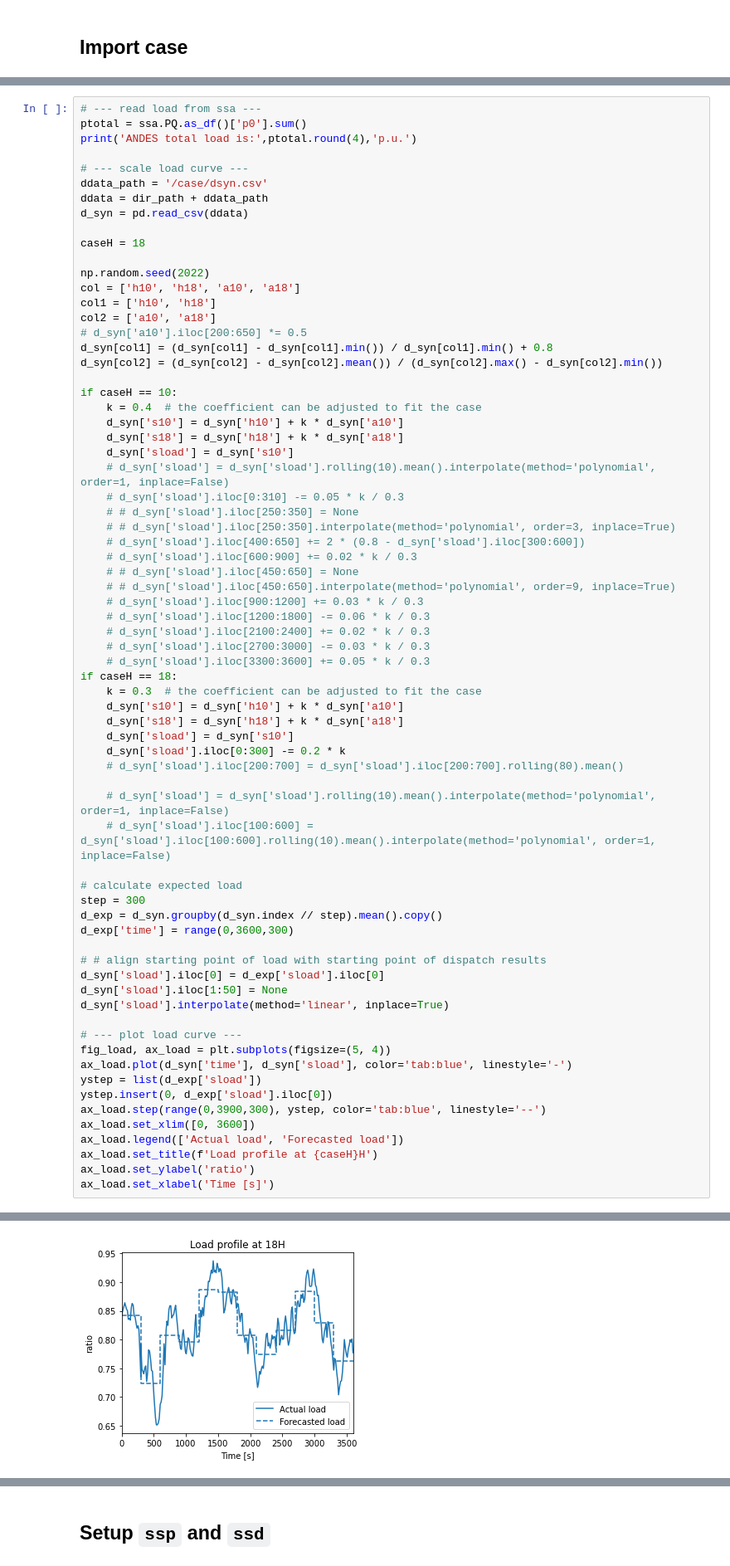
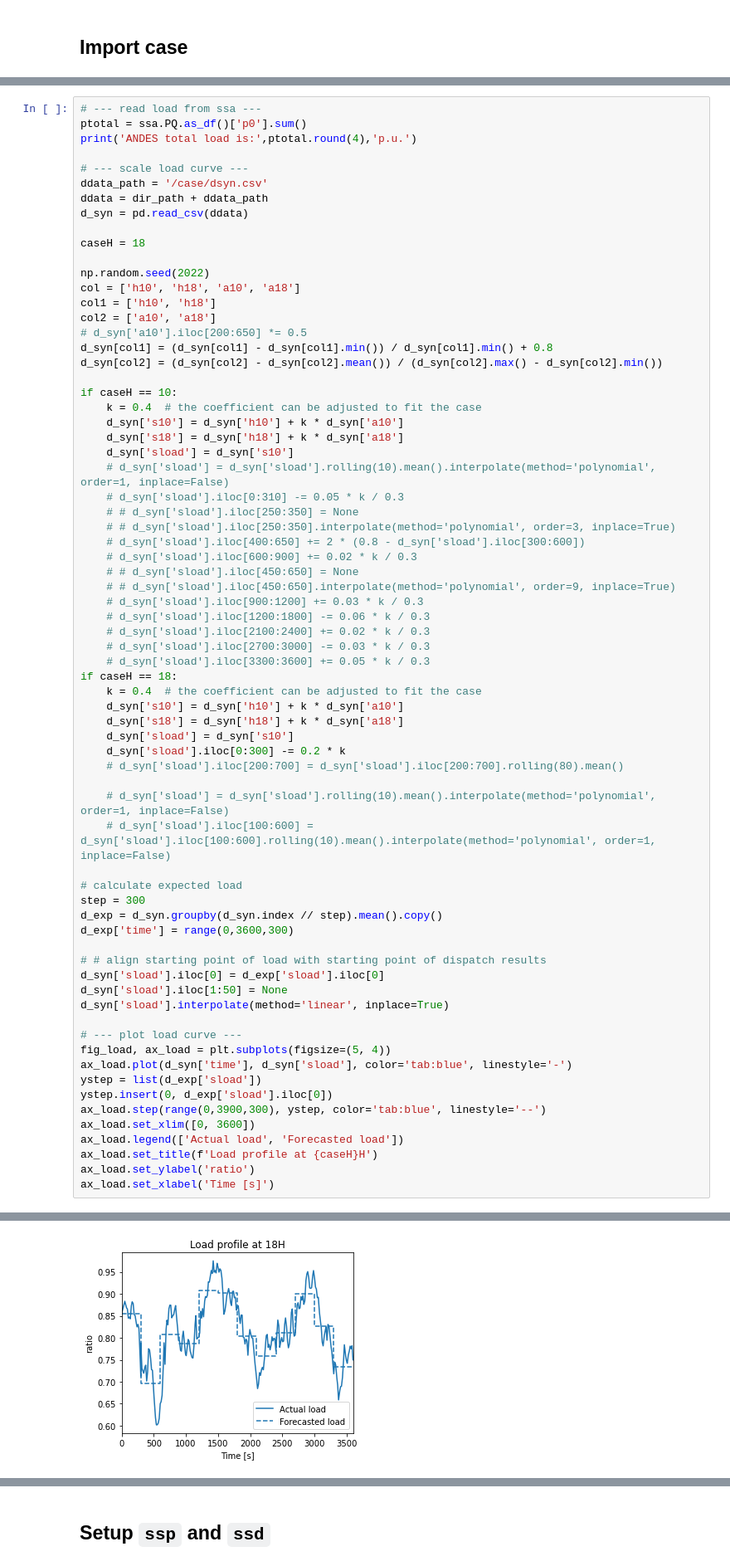
Before and after one commit to jinningwang/andes, a Jupyter notebook: jwang/notes/agc_param/cosim_ev.ipynb, the cells around one changed output, grey strips where cells are left out. Shown at 83% size. Cells and saved outputs as stored; diff of their text form.

```diff
--- a/jwang/notes/agc_param/cosim_ev.ipynb
+++ b/jwang/notes/agc_param/cosim_ev.ipynb
@@ -104,41 +104,41 @@ if caseH == 10:
     # d_syn['sload'].iloc[2700:3000] -= 0.03 * k / 0.3
     # d_syn['sload'].iloc[3300:3600] += 0.05 * k / 0.3
 if caseH == 18:
-    k = 0.3  # the coefficient can be adjusted to fit the case
+    k = 0.4  # the coefficient can be adjusted to fit the case
     d_syn['s10'] = d_syn['h10'] + k * d_syn['a10']
     d_syn['s18'] = d_syn['h18'] + k * d_syn['a18']
     d_syn['sload'] = d_syn['s10']
     d_syn['sload'].iloc[0:300] -= 0.2 * k
     # d_syn['sload'].iloc[200:700] = d_syn['sload'].iloc[200:700].rolling(80).mean()
 
     # d_syn['sload'] = d_syn['sload'].rolling(10).mean().interpolate(method='polynomial', order=1, inplace=False)
     # d_syn['sload'].iloc[100:600] = d_syn['sload'].iloc[100:600].rolling(10).mean().interpolate(method='polynomial', order=1, inplace=False)
 
 # calculate expected load
 step = 300
 d_exp = d_syn.groupby(d_syn.index // step).mean().copy()
 d_exp['time'] = range(0,3600,300)
 
 # # align starting point of load with starting point of dispatch results
 d_syn['sload'].iloc[0] = d_exp['sload'].iloc[0]
 d_syn['sload'].iloc[1:50] = None
 d_syn['sload'].interpolate(method='linear', inplace=True)
 
 # --- plot load curve ---
 fig_load, ax_load = plt.subplots(figsize=(5, 4))
 ax_load.plot(d_syn['time'], d_syn['sload'], color='tab:blue', linestyle='-')
 ystep = list(d_exp['sload'])
 ystep.insert(0, d_exp['sload'].iloc[0])
 ax_load.step(range(0,3900,300), ystep, color='tab:blue', linestyle='--')
 ax_load.set_xlim([0, 3600])
 ax_load.legend(['Actual load', 'Forecasted load'])
 ax_load.set_title(f'Load profile at {caseH}H')
 ax_load.set_ylabel('ratio')
 ax_load.set_xlabel('Time [s]')
 # %% [output]
 ANDES total load is: 58.564 p.u.
 Text(0.5, 0, 'Time [s]')
-[figure, old version]
+[figure, new version]
 # %%
 d_syn['sload'].iloc[100:500].plot()
 # %% [output]
```
Also changed, not shown: parts of 19 cells of this notebook, 8 other files.
